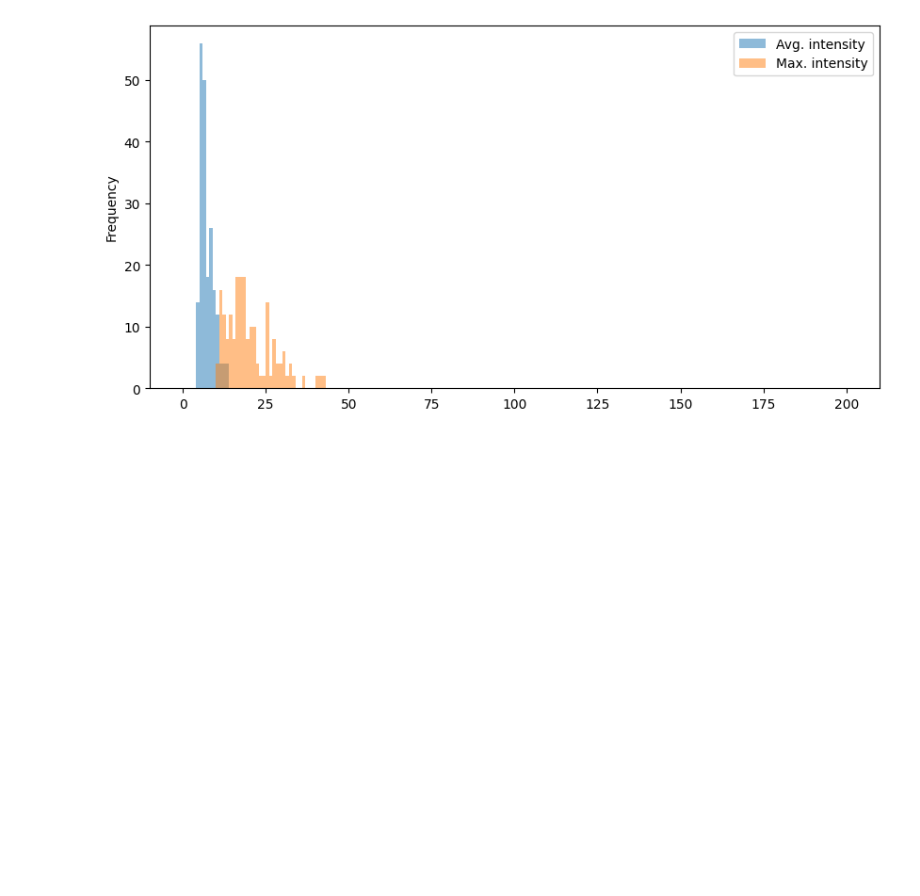
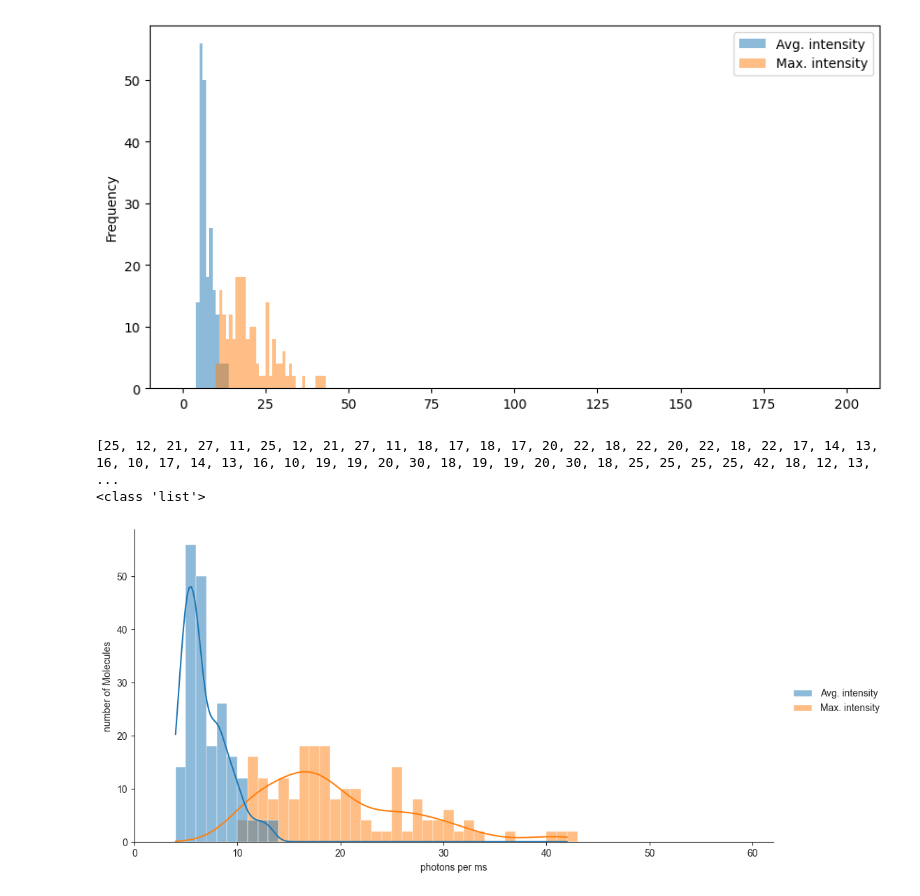
Before and after one commit to JKL453/s04-utils, a Jupyter notebook: papermill-test.ipynb, the cells around one changed output. Cells and saved outputs as stored; diff of their text form; code cells hidden in the pictures; blank space fills up the shorter version.

Commit message:
seaborn histograms, boxplots and stripplots

```diff
--- a/papermill-test.ipynb
+++ b/papermill-test.ipynb
@@ -49,7 +49,7 @@ logger.info("Starting papermill")
 files = [file for file in os.listdir(SOURCE_PATH) if file.endswith(".img")]
 print(files)
 
-# Iterate over files and run papermill
+'''# Iterate over files and run papermill
 for file in files:
     logger.info("Running papermill for {}".format(file))
     pm.execute_notebook(
@@ -59,5 +59,5 @@ for file in files:
             # join SOURCE_PATH and file name
             SOURCE_IMAGE_PATH = os.path.join(SOURCE_PATH, file)
         )
-    )
+    )'''
 # %% [output]
@@ -126,3 +66,0 @@ for file in files:
-# %%
-# Read in the notebook
-nb = sb.read_notebook('spot-analysis.ipynb')
@@ -208,3 +129,49 @@ blob_dataframe[['Avg. intensity', 'Max. intensity']].plot(kind='hist', bins=200,
 # %% [output]
 <Axes: ylabel='Frequency'>
 [figure]
+# %%
+import numpy as np
+import seaborn as sns
+import matplotlib.pyplot as plt
+
+r_max_intensities = blob_dataframe['Max. intensity'].values.tolist()
+r_avg_intensities = blob_dataframe['Avg. intensity'].values.tolist()
+
+if np.min(r_avg_intensities) >= np.min(r_max_intensities):
+    max_bin = np.max(r_avg_intensities)
+else:
+    max_bin = np.max(r_max_intensities)
+
+print(r_max_intensities)
+print(type(r_max_intensities))
+
+min_val = np.min(r_max_intensities)
+max_val = np.max(r_max_intensities)
+
+val_width = max_val - min_val
+n_bins = 200
+bin_width = val_width/n_bins
+
+# Create barplot for histogram of average intensities
+sns.set_style('white')
+sns.displot(data=blob_dataframe,
+            bins=n_bins,
+            binrange=(0, 200),
+            kind='hist',
+            kde=True,
+            edgecolor='white',
+            height=5,
+            aspect=2)
+
+
+# Set axis
+plt.xlabel('photons per ms')
+plt.ylabel('number of Molecules')
+plt.tick_params(axis='both', which='both', bottom=True, left=True)
+#plt.xticks(np.arange(min_val-bin_width/2, max_val+bin_width/2, bin_width))
+plt.xlim(0, max_bin+20)
+plt.show()
+# %% [output]
+[25, 12, 21, 27, 11, 25, 12, 21, 27, 11, 18, 17, 18, 17, 20, 22, 18, 22, 20, 22, 18, 22, 17, 14, 13, 16, 10, 17, 14, 13, 16, 10, 19, 19, 20, 30, 18, 19, 19, 20, 30, 18, 25, 25, 25, 25, 42, 18, 12, 13, ...
+<class 'list'>
+[figure, added]
```
Also changed, not shown: parts of 4 cells of this notebook, 1 other file.
